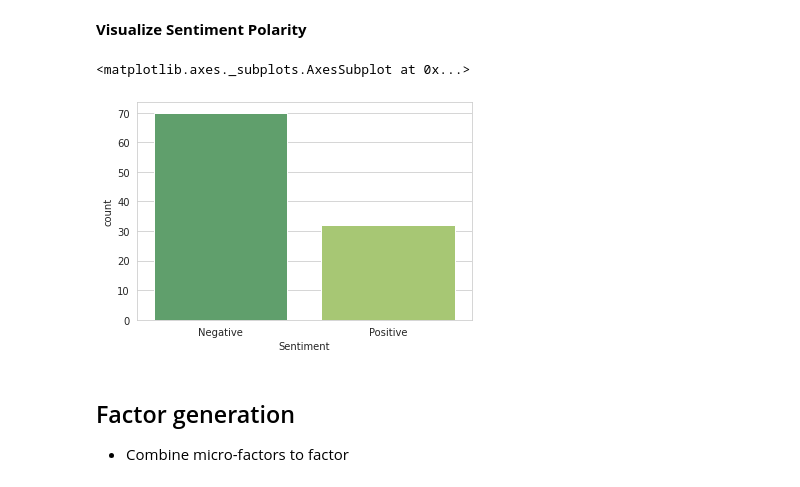
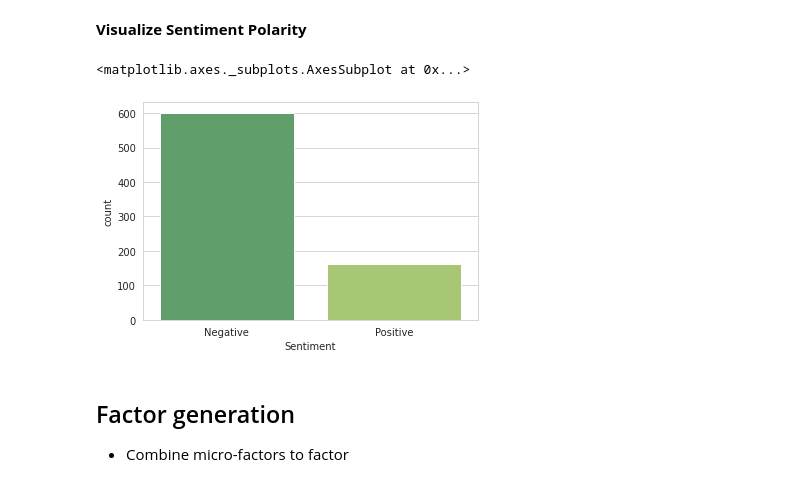
Before and after one commit to YuxingW/machine_learning, a Jupyter notebook: hw8/micro_factors_sentiment_confirmation.ipynb, the cells around one changed output. Drawn from its saved outputs; the diff is of its cells as text; code cells hidden in the pictures.

```diff
--- a/hw8/micro_factors_sentiment_confirmation.ipynb
+++ b/hw8/micro_factors_sentiment_confirmation.ipynb
@@ -214,10 +211,10 @@ df_train['Sentiment'] = df_train['ScaleSentiment'].apply(lambda x: 'Positive' if
 **Visualize Sentiment Polarity**
 # %%
 sns.set_style('whitegrid')
-sns.countplot(x='Sentiment',data=df_sample, palette='summer')
+sns.countplot(x='Sentiment',data=df_train, palette='summer')
 # %% [output]
 <matplotlib.axes._subplots.AxesSubplot at 0x...>
-[figure, old version]
+[figure, new version]
 # %% [markdown]
 ## Factor generation
 * Combine micro-factors to factor
```
Also changed, not shown: parts of 15 cells of this notebook.
